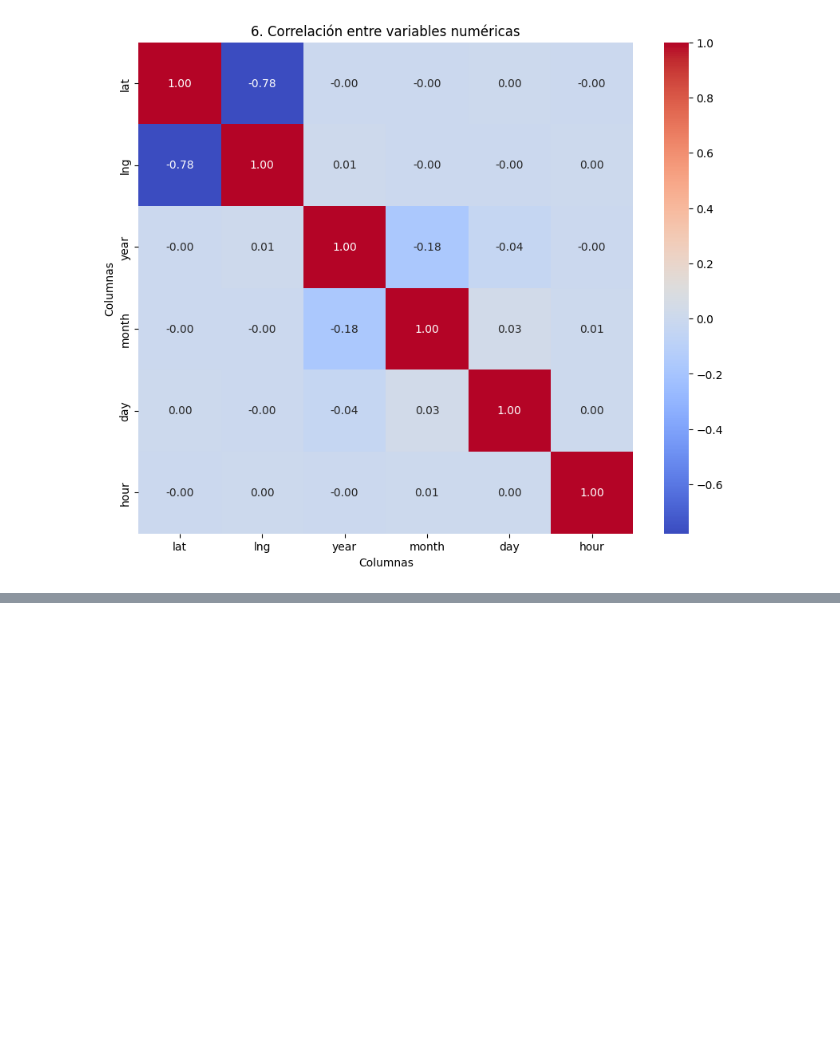
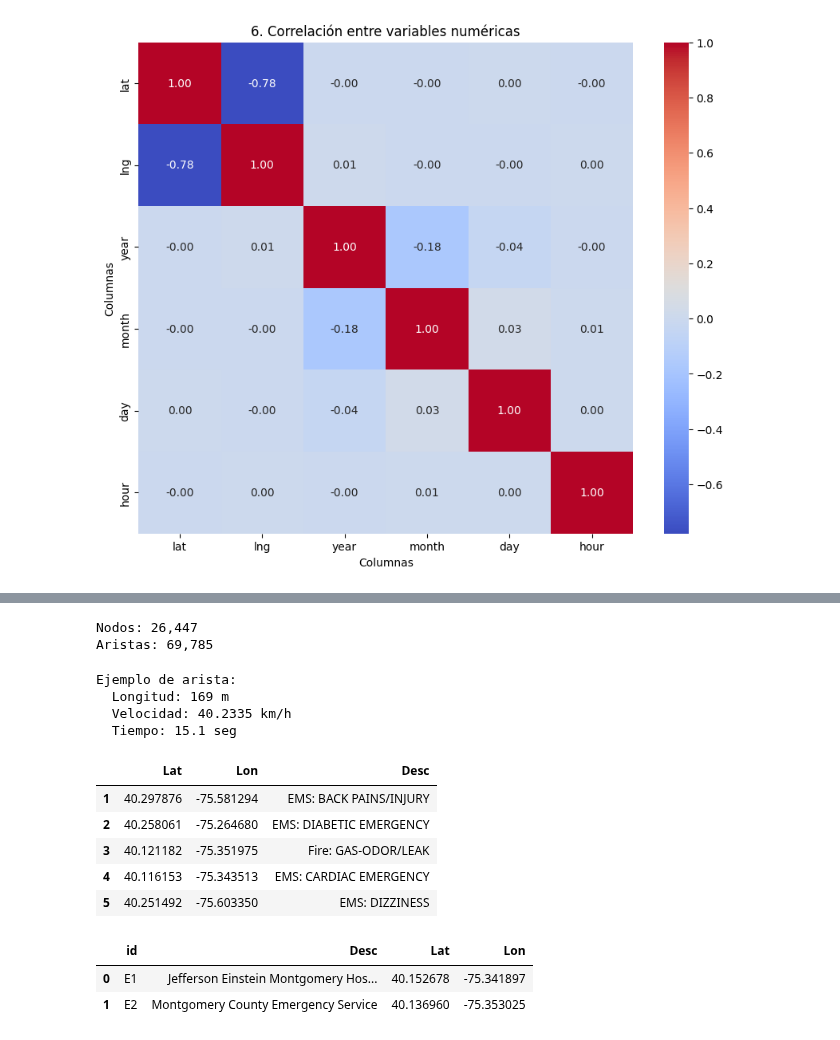
Before and after one commit to juan-aguilera/Proyecto-TDEM, a Jupyter notebook: TDEM.ipynb, the cells around one changed output, grey strips where cells are left out. Saved outputs shown, nothing was run; the diff lists cells and outputs as text; code cells hidden in the pictures; blank space fills up the shorter version.

Commit message:
investigacion calculos tiempos de desplazamiento e inicios de la implementación en python

```diff
--- a/TDEM.ipynb
+++ b/TDEM.ipynb
@@ -11,13 +11,21 @@ Los datos se obtuvieron de Kaggle en el enlace: https://www.kaggle.com/datasets/
 # %%
-import gdown
+import os
 import pandas as pd
-from google.colab import files
 
-file_id = '1IM0RMXPC9yQvp7jLXY3Toqix0A7oHzPT'
-output_name = '911.csv'
-gdown.download(id=file_id, output=output_name)
-df = pd.read_csv(output_name, header=None)
-#
+try:
+    import gdown
+    output_name = '911.csv'
+    if os.path.exists(output_name):
+        print(f"{output_name} ya existe. Se omite la descarga.")
+    else:
+        file_id = '1IM0RMXPC9yQvp7jLXY3Toqix0A7oHzPT'
+        gdown.download(id=file_id, output=output_name)
+        print("Archivo descargado desde Google Drive.")
+    df = pd.read_csv(output_name, header=None)
+except Exception as e:
+    print(f"No se pudo descargar/leer desde Drive ({e}). Leyendo archivo local...")
+    df = pd.read_csv('911_calls_dataset.csv', header=None)
+
 print("📊 Primeros 10 registros del archivo (con columnas asignadas):")
 print(df.head(10))
 
@@ -413,0 +495,56 @@ plt.show()
+# %%
+print(f"Nodos: {G.number_of_nodes():,}")
+print(f"Aristas: {G.number_of_edges():,}")
+# %% [output]
+Nodos: 26,447
+Aristas: 69,785
+# %%
+# Agregar velocidades y tiempos de viaje
+# osmnx asigna velocidades según el tipo de vía (highway tag de OSM)
+# y calcula travel_time en segundos para cada arista
+G = ox.add_edge_speeds(G)
+G = ox.add_edge_travel_times(G)
+
+# Verificar que se asignaron
+ejemplo = list(G.edges(data=True))[0]
+print(f"Ejemplo de arista:")
+print(f"  Longitud: {ejemplo[2].get('length', '?'):.0f} m")
+print(f"  Velocidad: {ejemplo[2].get('speed_kph', '?')} km/h")
+print(f"  Tiempo: {ejemplo[2].get('travel_time', '?'):.1f} seg")
+# %% [output]
+Ejemplo de arista:
+  Longitud: 169 m
+  Velocidad: 40.2335 km/h
+  Tiempo: 15.1 seg
+# %%
+#Definir puntos (estaciones y emergencias)
+# Ejemplo: dos hopitales/centros de emergencias
+# y varias emergencias (salen del dataset que tenemos)
+
+
+estaciones = pd.DataFrame({
+    "id": ["E1", "E2"],
+    "Desc": ["Jefferson Einstein Montgomery Hospital", "Montgomery County Emergency Service"],
+    "Lat": [40.152678, 40.136960],
+    "Lon": [-75.341897
+, -75.353025
+],
+})
+#tomamos las primeras 5 filas del dataframe ya creado para el EDA
+emergencias = df.loc[1:6, ["lat","lng","title"]]
+emergencias.columns = ["Lat", "Lon", "Desc"]
+
+emergencias.head()
+# %% [output]
+|  | Lat | Lon | Desc |
+| 1 | 40.297876 | -75.581294 | EMS: BACK PAINS/INJURY |
+| 2 | 40.258061 | -75.264680 | EMS: DIABETIC EMERGENCY |
+| 3 | 40.121182 | -75.351975 | Fire: GAS-ODOR/LEAK |
+| 4 | 40.116153 | -75.343513 | EMS: CARDIAC EMERGENCY |
+| 5 | 40.251492 | -75.603350 | EMS: DIZZINESS |
+# %%
+estaciones.head()
+# %% [output]
+|  | id | Desc | Lat | Lon |
+| 0 | E1 | Jefferson Einstein Montgomery Hos... | 40.152678 | -75.341897 |
+| 1 | E2 | Montgomery County Emergency Service | 40.136960 | -75.353025 |
```
Also changed, not shown: parts of 20 cells of this notebook, 11 other files.
